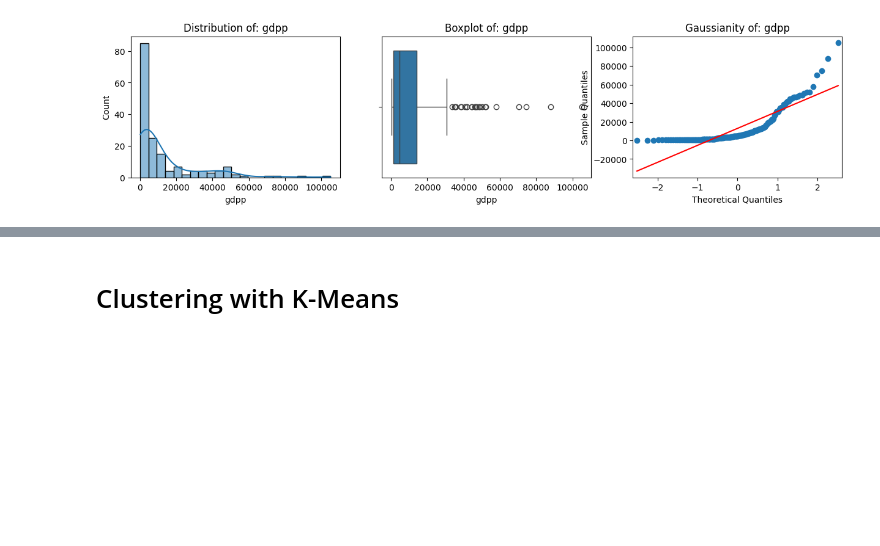
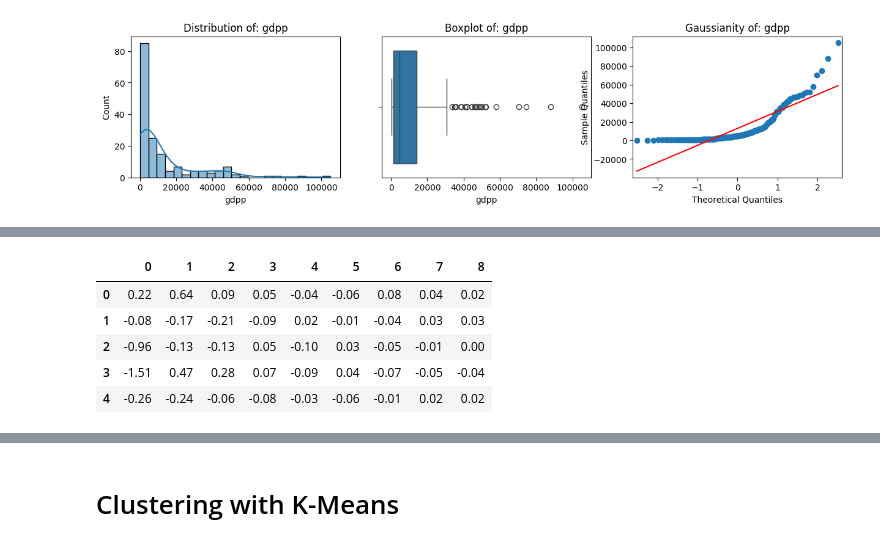
Before and after one commit to Clement733/Global-Aid-Assessment-and-Continent-Classification, a Jupyter notebook: project.ipynb, the cells around one changed output, grey strips where cells are left out. Cells and saved outputs as stored; diff of their text form; code cells hidden in the pictures; blank space fills up the shorter version.

```diff
--- a/project.ipynb
+++ b/project.ipynb
@@ -812,0 +812,9 @@ Now we do know which continent each country is in, but can a Cluster model detec
+# %%
+pca_df.head()
+# %% [output]
+|  | 0 | 1 | 2 | 3 | 4 | 5 | 6 | 7 | 8 |
+| 0 | 0.22 | 0.64 | 0.09 | 0.05 | -0.04 | -0.06 | 0.08 | 0.04 | 0.02 |
+| 1 | -0.08 | -0.17 | -0.21 | -0.09 | 0.02 | -0.01 | -0.04 | 0.03 | 0.03 |
+| 2 | -0.96 | -0.13 | -0.13 | 0.05 | -0.10 | 0.03 | -0.05 | -0.01 | 0.00 |
+| 3 | -1.51 | 0.47 | 0.28 | 0.07 | -0.09 | 0.04 | -0.07 | -0.05 | -0.04 |
+| 4 | -0.26 | -0.24 | -0.06 | -0.08 | -0.03 | -0.06 | -0.01 | 0.02 | 0.02 |
```
Also changed, not shown: parts of 61 cells of this notebook.
